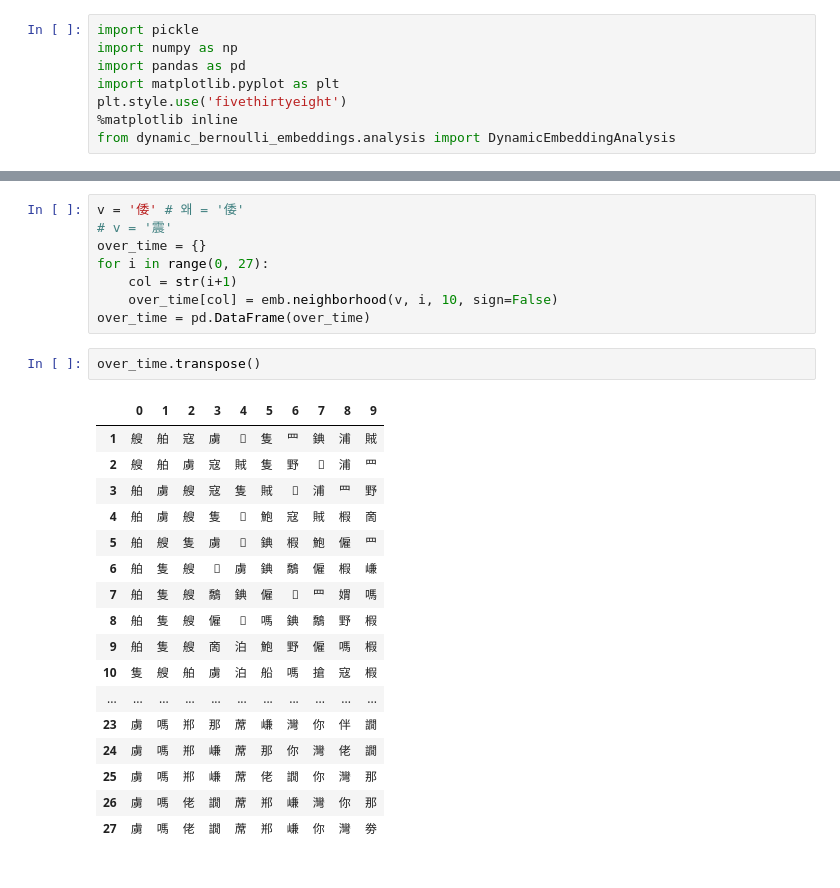
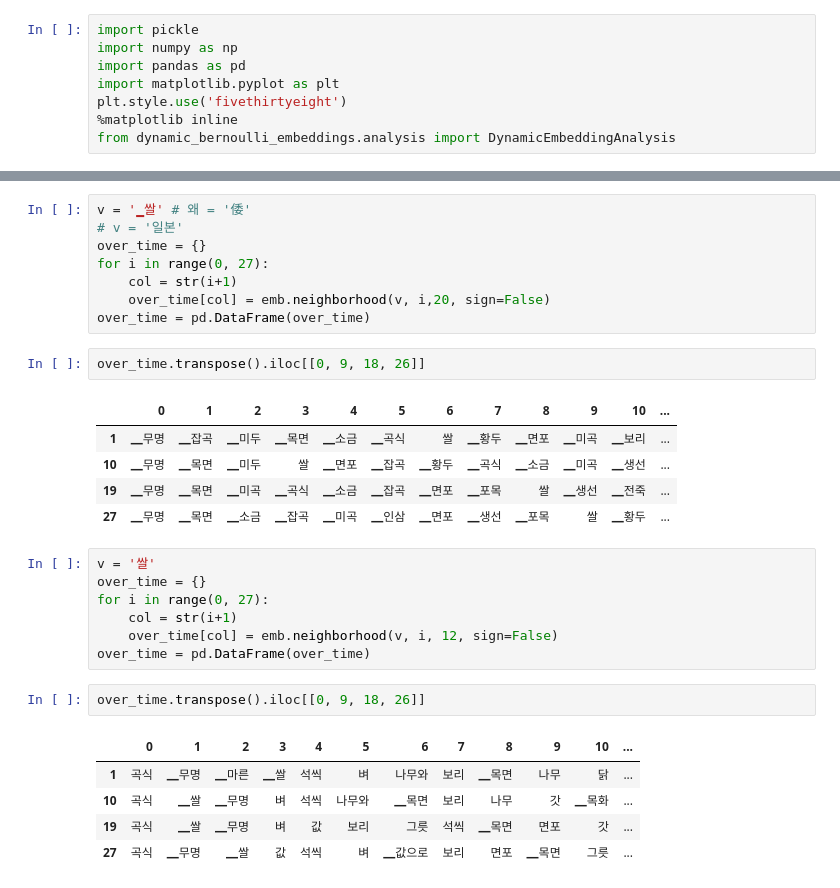
Before and after one commit to fhzh123/joseon_project, a Jupyter notebook: Dynamic_Word_Embedding_Analysis.ipynb, the cells around one changed output, grey strips where cells are left out. Saved outputs shown, nothing was run; the diff lists cells and outputs as text.

```diff
--- a/Dynamic_Word_Embedding_Analysis.ipynb
+++ b/Dynamic_Word_Embedding_Analysis.ipynb
@@ -139,28 +55,31 @@ pd.DataFrame([(i+1, term, change) for i, term, change in emb.change_points(10)],
 # %%
-v = '倭' # 왜 = '倭'
-# v = '震'
+v = '▁쌀' # 왜 = '倭'
+# v = '일본'
 over_time = {}
 for i in range(0, 27):
     col = str(i+1)
-    over_time[col] = emb.neighborhood(v, i, 10, sign=False)
+    over_time[col] = emb.neighborhood(v, i,20, sign=False)
 over_time = pd.DataFrame(over_time)
-# %%
-over_time.transpose()
-# %% [output]
-|  | 0 | 1 | 2 | 3 | 4 | 5 | 6 | 7 | 8 | 9 |
-| 1 | 艘 | 舶 | 寇 | 虜 | 𤧫 | 隻 | 罒 | 錪 | 浦 | 賊 |
-| 2 | 艘 | 舶 | 虜 | 寇 | 賊 | 隻 | 野 | 𤧫 | 浦 | 罒 |
-| 3 | 舶 | 虜 | 艘 | 寇 | 隻 | 賊 | 𤧫 | 浦 | 罒 | 野 |
-| 4 | 舶 | 虜 | 艘 | 隻 | 𤧫 | 鮑 | 寇 | 賊 | 椵 | 啇 |
-| 5 | 舶 | 艘 | 隻 | 虜 | 𤧫 | 錪 | 椵 | 鮑 | 僱 | 罒 |
-| 6 | 舶 | 隻 | 艘 | 𤧫 | 虜 | 錪 | 鷮 | 僱 | 椵 | 嵰 |
-| 7 | 舶 | 隻 | 艘 | 鷮 | 錪 | 僱 | 𤧫 | 罒 | 媦 | 嗎 |
-| 8 | 舶 | 隻 | 艘 | 僱 | 𤧫 | 嗎 | 錪 | 鷮 | 野 | 椵 |
-| 9 | 舶 | 隻 | 艘 | 啇 | 泊 | 鮑 | 野 | 僱 | 嗎 | 椵 |
-| 10 | 隻 | 艘 | 舶 | 虜 | 泊 | 船 | 嗎 | 搶 | 寇 | 椵 |
-| ... | ... | ... | ... | ... | ... | ... | ... | ... | ... | ... |
-| 23 | 虜 | 嗎 | 郱 | 那 | 蓆 | 嵰 | 灣 | 你 | 伴 | 譋 |
-| 24 | 虜 | 嗎 | 郱 | 嵰 | 蓆 | 那 | 你 | 灣 | 佬 | 譋 |
-| 25 | 虜 | 嗎 | 郱 | 嵰 | 蓆 | 佬 | 譋 | 你 | 灣 | 那 |
-| 26 | 虜 | 嗎 | 佬 | 譋 | 蓆 | 郱 | 嵰 | 灣 | 你 | 那 |
-| 27 | 虜 | 嗎 | 佬 | 譋 | 蓆 | 郱 | 嵰 | 你 | 灣 | 劵 |
+# %%
+over_time.transpose().iloc[[0, 9, 18, 26]]
+# %% [output]
+|  | 0 | 1 | 2 | 3 | 4 | 5 | 6 | 7 | 8 | 9 | 10 | ... |
+| 1 | ▁무명 | ▁잡곡 | ▁미두 | ▁목면 | ▁소금 | ▁곡식 | 쌀 | ▁황두 | ▁면포 | ▁미곡 | ▁보리 | ... |
+| 10 | ▁무명 | ▁목면 | ▁미두 | 쌀 | ▁면포 | ▁잡곡 | ▁황두 | ▁곡식 | ▁소금 | ▁미곡 | ▁생선 | ... |
+| 19 | ▁무명 | ▁목면 | ▁미곡 | ▁곡식 | ▁소금 | ▁잡곡 | ▁면포 | ▁포목 | 쌀 | ▁생선 | ▁전죽 | ... |
+| 27 | ▁무명 | ▁목면 | ▁소금 | ▁잡곡 | ▁미곡 | ▁인삼 | ▁면포 | ▁생선 | ▁포목 | 쌀 | ▁황두 | ... |
+# %%
+v = '쌀'
+over_time = {}
+for i in range(0, 27):
+    col = str(i+1)
+    over_time[col] = emb.neighborhood(v, i, 12, sign=False)
+over_time = pd.DataFrame(over_time)
+# %%
+over_time.transpose().iloc[[0, 9, 18, 26]]
+# %% [output]
+|  | 0 | 1 | 2 | 3 | 4 | 5 | 6 | 7 | 8 | 9 | 10 | ... |
+| 1 | 곡식 | ▁무명 | ▁마른 | ▁쌀 | 석씩 | 벼 | 나무와 | 보리 | ▁목면 | 나무 | 닭 | ... |
+| 10 | 곡식 | ▁쌀 | ▁무명 | 벼 | 석씩 | 나무와 | ▁목면 | 보리 | 나무 | 갓 | ▁목화 | ... |
+| 19 | 곡식 | ▁쌀 | ▁무명 | 벼 | 값 | 보리 | 그릇 | 석씩 | ▁목면 | 면포 | 갓 | ... |
+| 27 | 곡식 | ▁무명 | ▁쌀 | 값 | 석씩 | 벼 | ▁값으로 | 보리 | 면포 | ▁목면 | 그릇 | ... |
```
Also changed, not shown: parts of 14 cells of this notebook, 4 other files.
